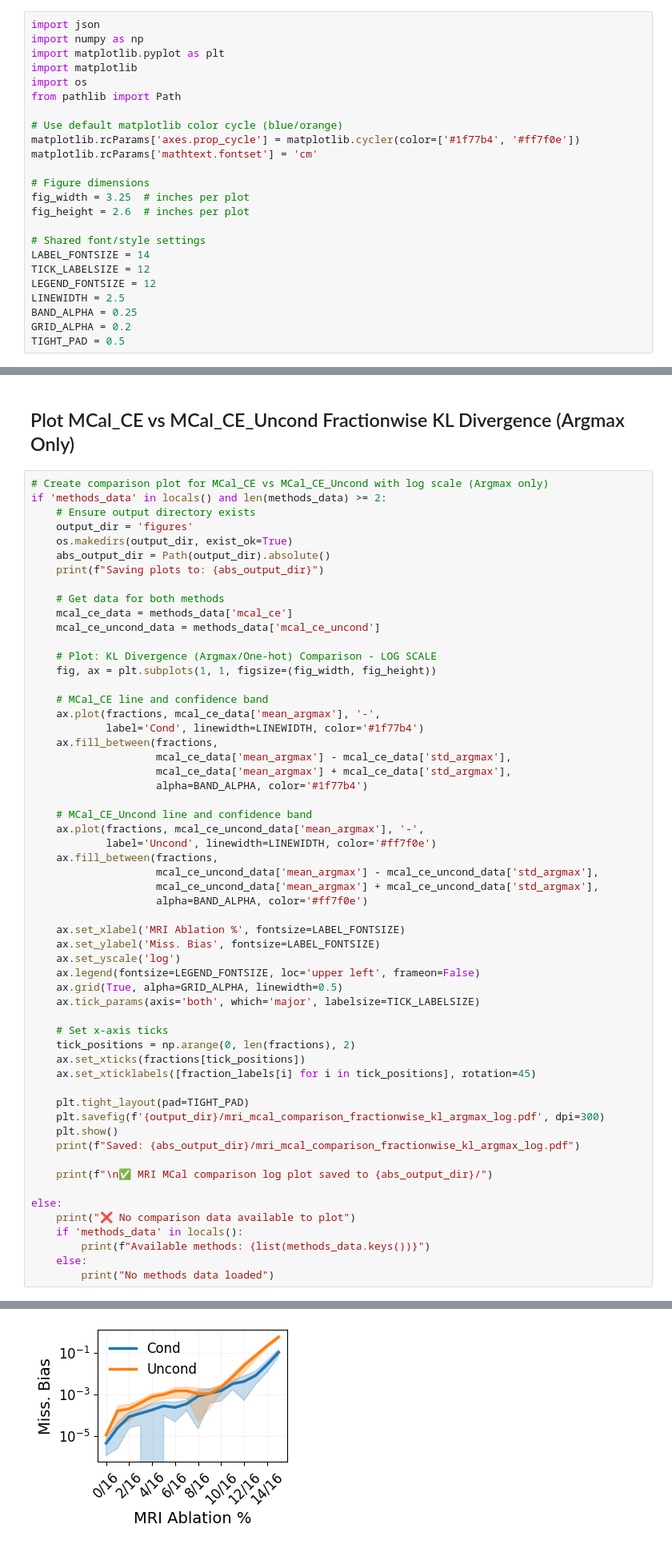
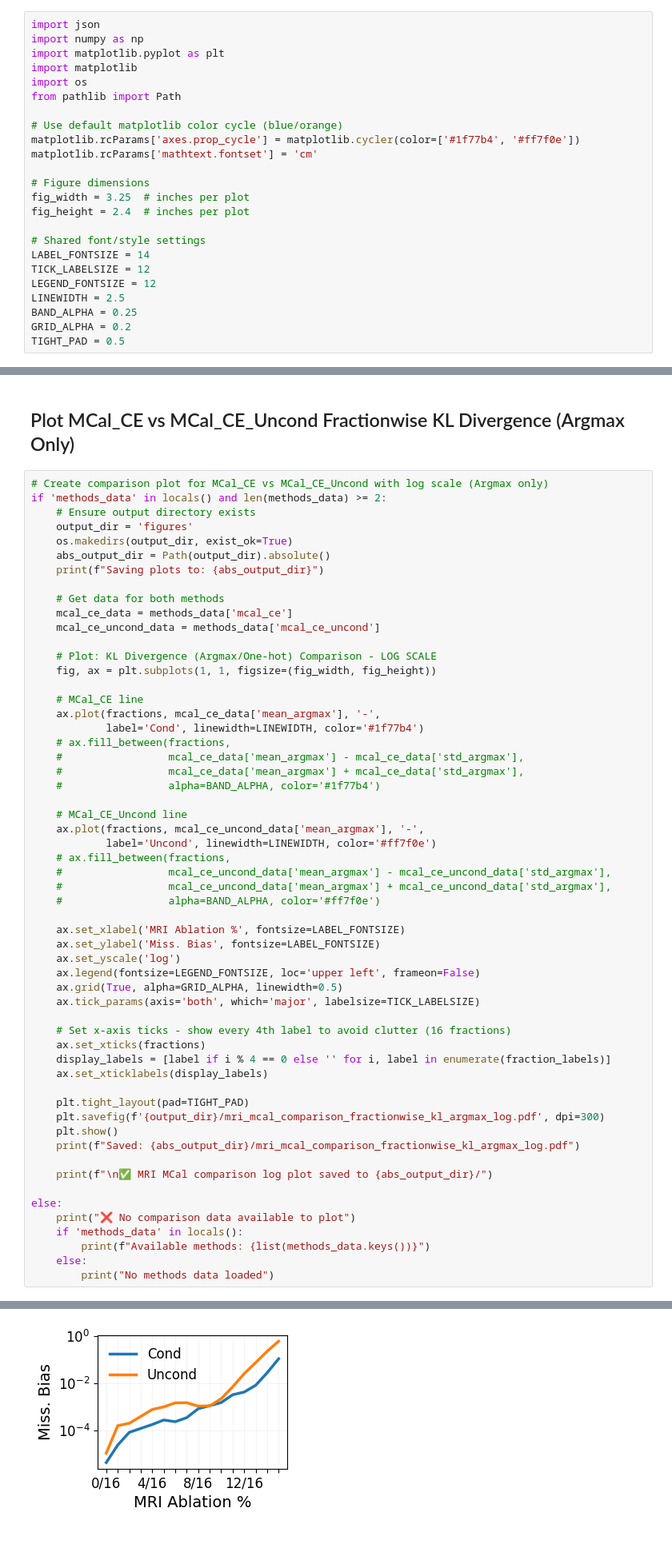
Before and after one commit to ShaileshSridhar2403/MCal, a Jupyter notebook: experiments/vision/plot_mri_fractionwise_kl.ipynb, the cells around one changed output, grey strips where cells are left out. Shown at 80% size. Drawn from its saved outputs; the diff is of its cells as text.

Commit message:
Polishing some figure s...

```diff
--- a/experiments/vision/plot_mri_fractionwise_kl.ipynb
+++ b/experiments/vision/plot_mri_fractionwise_kl.ipynb
@@ -16,7 +16,7 @@ matplotlib.rcParams['mathtext.fontset'] = 'cm'
 
 # Figure dimensions
 fig_width = 3.25  # inches per plot
-fig_height = 2.6  # inches per plot
+fig_height = 2.4  # inches per plot
 
 # Shared font/style settings
 LABEL_FONTSIZE = 14
@@ -163,50 +163,50 @@ if 'methods_data' in locals() and len(methods_data) >= 2:
     # Plot: KL Divergence (Argmax/One-hot) Comparison - LOG SCALE
     fig, ax = plt.subplots(1, 1, figsize=(fig_width, fig_height))
 
-    # MCal_CE line and confidence band
+    # MCal_CE line
     ax.plot(fractions, mcal_ce_data['mean_argmax'], '-',
             label='Cond', linewidth=LINEWIDTH, color='#1f77b4')
-    ax.fill_between(fractions,
-                    mcal_ce_data['mean_argmax'] - mcal_ce_data['std_argmax'],
-                    mcal_ce_data['mean_argmax'] + mcal_ce_data['std_argmax'],
-                    alpha=BAND_ALPHA, color='#1f77b4')
+    # ax.fill_between(fractions,
+    #                 mcal_ce_data['mean_argmax'] - mcal_ce_data['std_argmax'],
+    #                 mcal_ce_data['mean_argmax'] + mcal_ce_data['std_argmax'],
+    #                 alpha=BAND_ALPHA, color='#1f77b4')
 
-    # MCal_CE_Uncond line and confidence band
+    # MCal_CE_Uncond line
     ax.plot(fractions, mcal_ce_uncond_data['mean_argmax'], '-',
             label='Uncond', linewidth=LINEWIDTH, color='#ff7f0e')
-    ax.fill_between(fractions,
-                    mcal_ce_uncond_data['mean_argmax'] - mcal_ce_uncond_data['std_argmax'],
-                    mcal_ce_uncond_data['mean_argmax'] + mcal_ce_uncond_data['std_argmax'],
-                    alpha=BAND_ALPHA, color='#ff7f0e')
+    # ax.fill_between(fractions,
+    #                 mcal_ce_uncond_data['mean_argmax'] - mcal_ce_uncond_data['std_argmax'],
+    #                 mcal_ce_uncond_data['mean_argmax'] + mcal_ce_uncond_data['std_argmax'],
+    #                 alpha=BAND_ALPHA, color='#ff7f0e')
 
     ax.set_xlabel('MRI Ablation %', fontsize=LABEL_FONTSIZE)
     ax.set_ylabel('Miss. Bias', fontsize=LABEL_FONTSIZE)
     ax.set_yscale('log')
     ax.legend(fontsize=LEGEND_FONTSIZE, loc='upper left', frameon=False)
     ax.grid(True, alpha=GRID_ALPHA, linewidth=0.5)
     ax.tick_params(axis='both', which='major', labelsize=TICK_LABELSIZE)
 
-    # Set x-axis ticks
-    tick_positions = np.arange(0, len(fractions), 2)
-    ax.set_xticks(fractions[tick_positions])
-    ax.set_xticklabels([fraction_labels[i] for i in tick_positions], rotation=45)
+    # Set x-axis ticks - show every 4th label to avoid clutter (16 fractions)
+    ax.set_xticks(fractions)
+    display_labels = [label if i % 4 == 0 else '' for i, label in enumerate(fraction_labels)]
+    ax.set_xticklabels(display_labels)
 
     plt.tight_layout(pad=TIGHT_PAD)
     plt.savefig(f'{output_dir}/mri_mcal_comparison_fractionwise_kl_argmax_log.pdf', dpi=300)
     plt.show()
     print(f"Saved: {abs_output_dir}/mri_mcal_comparison_fractionwise_kl_argmax_log.pdf")
 
     print(f"\n✅ MRI MCal comparison log plot saved to {abs_output_dir}/")
 
 else:
     print("❌ No comparison data available to plot")
     if 'methods_data' in locals():
         print(f"Available methods: {list(methods_data.keys())}")
     else:
         print("No methods data loaded")
 # %% [output]
 Saving plots to: /ssd1/ayx98/MCal/experiments/vision/figures
-[figure, old version]
+[figure, new version]
 Saved: /ssd1/ayx98/MCal/experiments/vision/figures/mri_mcal_comparison_fractionwise_kl_argmax_log.pdf
 
 ✅ MRI MCal comparison log plot saved to /ssd1/ayx98/MCal/experiments/vision/figures/
```
Also changed, not shown: parts of 1 cell of this notebook, 9 other files.
